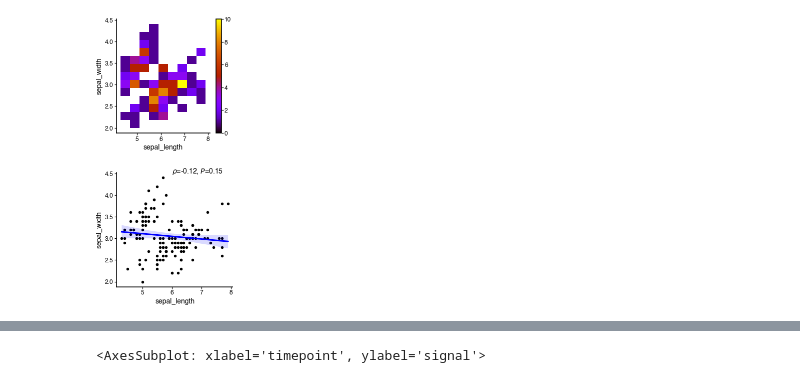
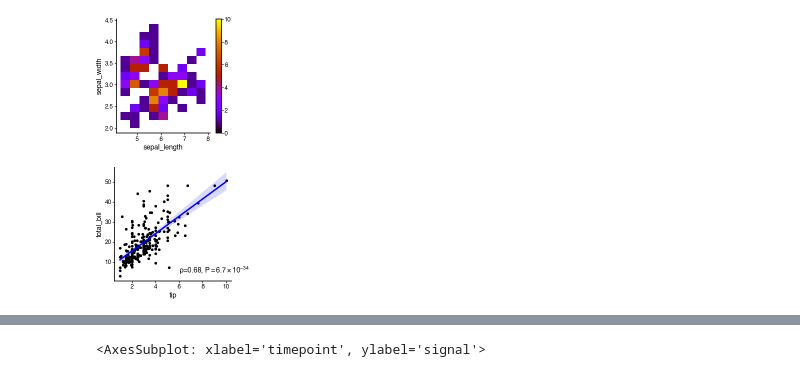
Before and after one commit to faridrashidi/cnsplots, a Jupyter notebook: notebooks/matplotlib.ipynb, the cells around one changed output, grey strips where cells are left out. Cells and saved outputs as stored; diff of their text form; code cells hidden in the pictures.

```diff
--- a/notebooks/matplotlib.ipynb
+++ b/notebooks/matplotlib.ipynb
@@ -204,10 +219,10 @@ sns.histplot(data=iris, x="sepal_length", y="sepal_width", cbar=True, cmap='gnup
 [figure]
 # %%
 cns.figure(150, 150)
-cns.regplot(data=iris, x="sepal_length", y="sepal_width")
+cns.regplot(data=tips, x="tip", y="total_bill")
 # plt.savefig('../../../Desktop/salam.pdf')
 # %% [output]
-[figure, old version]
+[figure, new version]
 # %%
 cns.figure(150, 150)
 cns.survivalplot(data=waltons, duration="T", event="E", hue="group")
```
Also changed, not shown: parts of 7 cells of this notebook, 5 other files.
